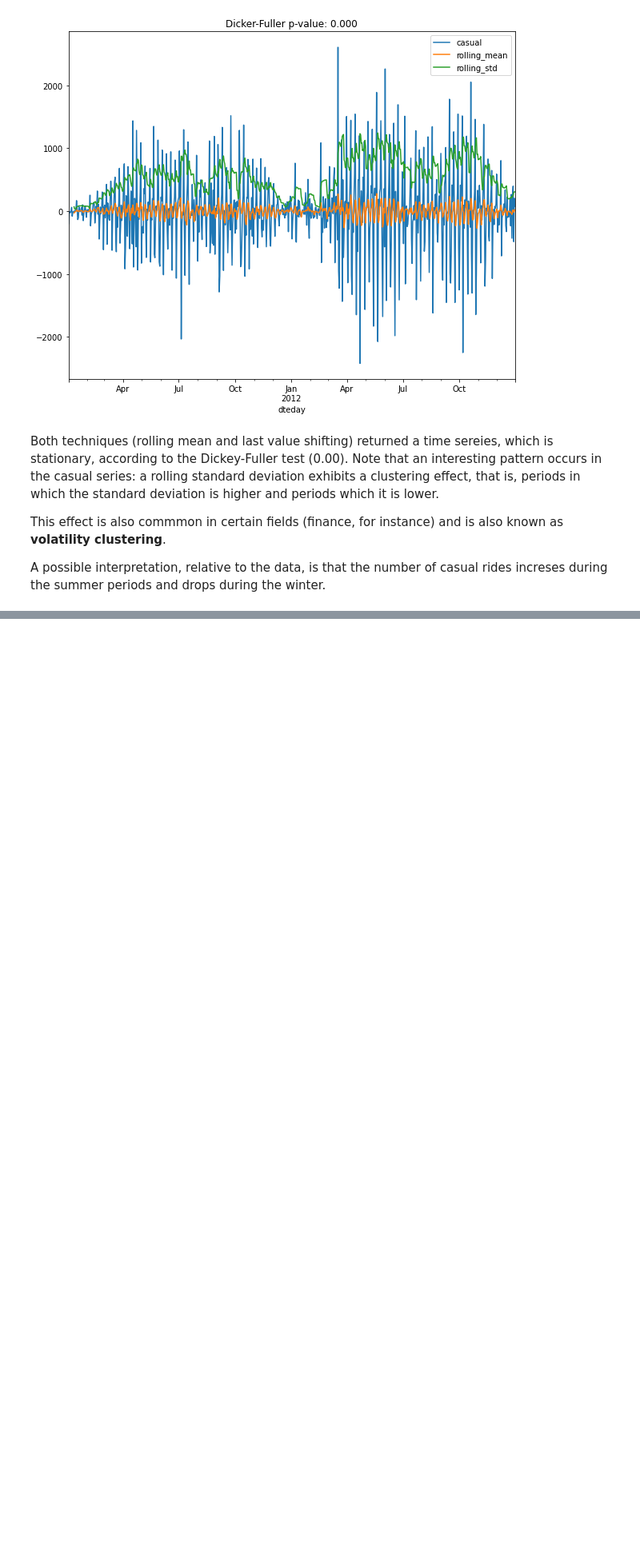
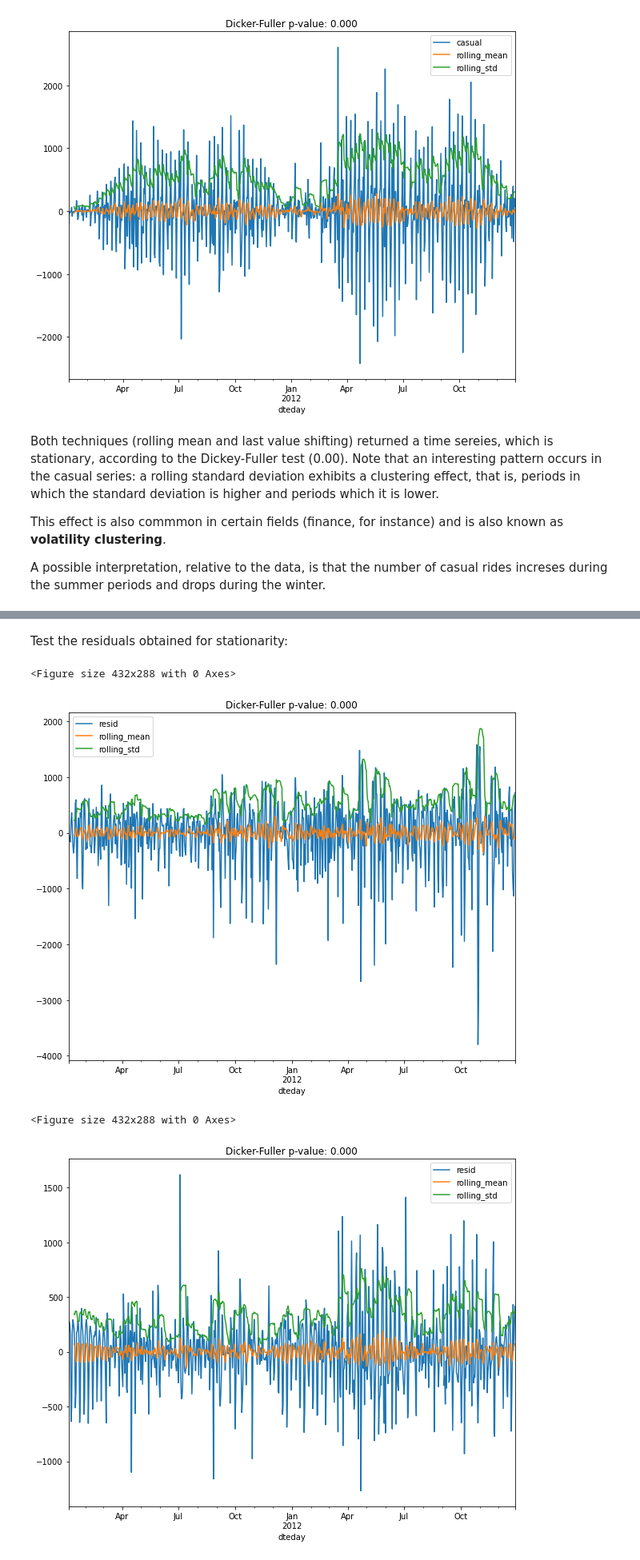
Before and after one commit to manuelinfosec/bike-sharing-analysis, a Jupyter notebook: main.ipynb, the cells around one changed output, grey strips where cells are left out. Shown at 80% size. Drawn from its saved outputs; the diff is of its cells as text; code cells hidden in the pictures; blank space fills up the shorter version.

```diff
--- a/main.ipynb
+++ b/main.ipynb
@@ -692,0 +736,18 @@ A possible interpretation, relative to the data, is that the number of casual ri
+# %% [markdown]
+Test the residuals obtained for stationarity:
+# %%
+# test residuals for stationarity
+plt.figure()
+test_stationarity_2(registered_decomposition.resid.dropna(),
+                    figsize=(10,8))
+plt.savefig("figs/registered_resid.png", format="jpeg")
+
+plt.figure()
+test_stationarity_2(casual_decomposition.resid.dropna(),
+                    figsize=(10,8))
+plt.savefig("figs/casual_resid.png", format="jpeg")
+# %% [output]
+<Figure size 432x288 with 0 Axes>
+[figure, added]
+<Figure size 432x288 with 0 Axes>
+[figure, added]
```
Also changed, not shown: parts of 8 cells of this notebook, 5 other files.
